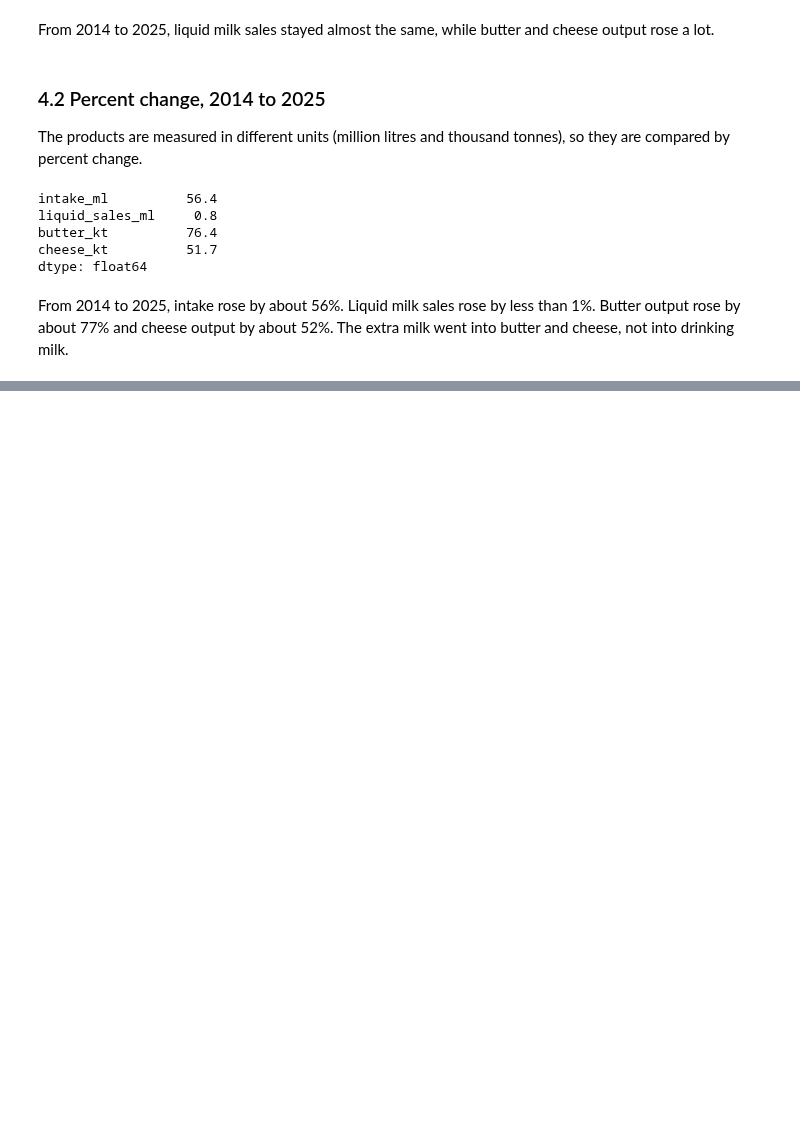
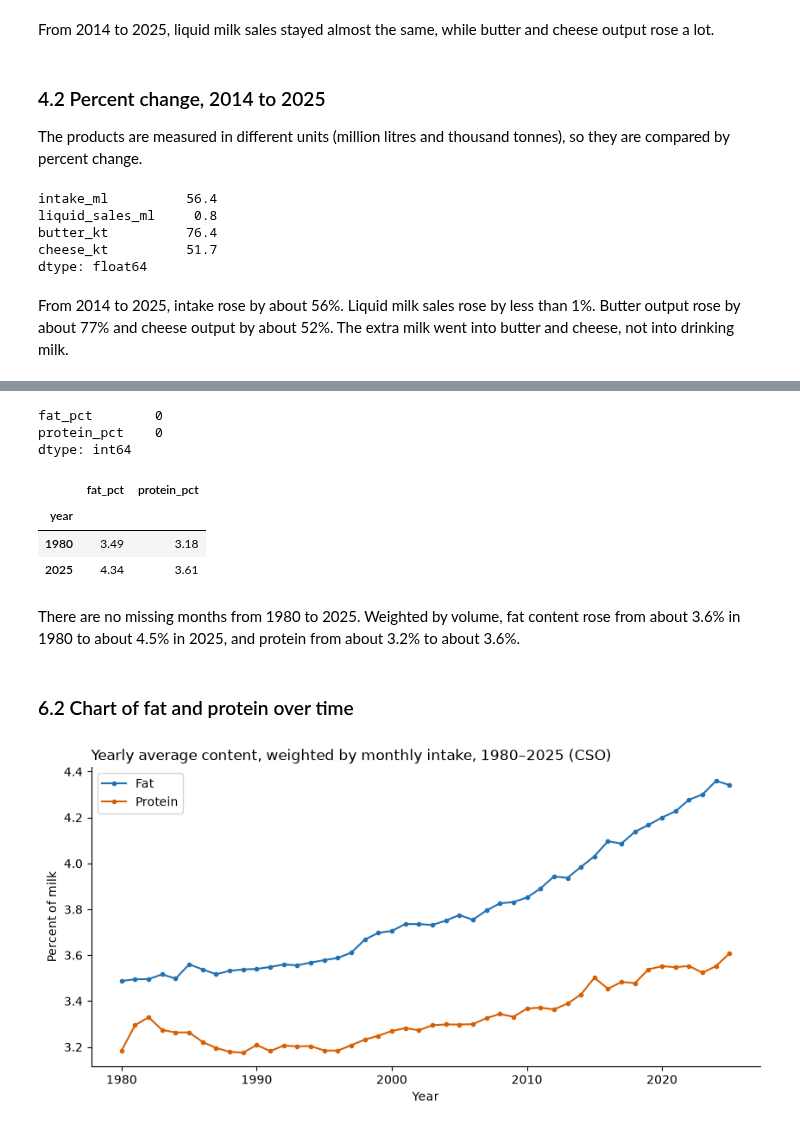
Before and after one commit to temulenbd/irish-dairy-analysis, a Jupyter notebook: notebooks/3_statistical_analysis.ipynb, the cells around one changed output, grey strips where cells are left out. Saved outputs shown, nothing was run; the diff lists cells and outputs as text; code cells hidden in the pictures; blank space fills up the shorter version.

```diff
--- a/notebooks/3_statistical_analysis.ipynb
+++ b/notebooks/3_statistical_analysis.ipynb
@@ -384,0 +527,58 @@ From 2014 to 2025, intake rose by about 56%. Liquid milk sales rose by less than
+# %%
+# Complete years with fat and protein data
+quality = monthly[monthly["year"].between(1980, 2025)].copy()
+
+# Missing months in the period
+quality[["fat_pct", "protein_pct"]].isna().sum()
+# %% [output]
+fat_pct        0
+protein_pct    0
+dtype: int64
+# %%
+# Percent multiplied by volume, so heavy months count more
+quality["fat_x_intake"] = quality["fat_pct"] * quality["intake_ml"]
+quality["protein_x_intake"] = quality["protein_pct"] * quality["intake_ml"]
+
+# Yearly sums
+yearly_quality = quality.groupby("year")[["intake_ml", "fat_x_intake", "protein_x_intake"]].sum()
+
+# Weighted yearly averages
+yearly_quality["fat_pct"] = yearly_quality["fat_x_intake"] / yearly_quality["intake_ml"]
+yearly_quality["protein_pct"] = yearly_quality["protein_x_intake"] / yearly_quality["intake_ml"]
+
+yearly_quality.loc[[1980, 2025], ["fat_pct", "protein_pct"]].round(2)
+# %% [output]
+|  | fat_pct | protein_pct |
+| year |  |  |
+| 1980 | 3.49 | 3.18 |
+| 2025 | 4.34 | 3.61 |
+# %% [markdown]
+There are no missing months from 1980 to 2025. Weighted by volume, fat content rose from about 3.6% in 1980 to about 4.5% in 2025, and protein from about 3.2% to about 3.6%.
+# %% [markdown]
+### 6.2 Chart of fat and protein over time
+# %%
+# Yearly weighted fat and protein
+fig, ax = plt.subplots(figsize=(10, 4.5))
+ax.plot(yearly_quality.index, yearly_quality["fat_pct"], marker="o", markersize=3,
+        color="#2171b5", label="Fat")
+ax.plot(yearly_quality.index, yearly_quality["protein_pct"], marker="o", markersize=3,
+        color="#d95f02", label="Protein")
+
+# Detailed title and labels
+ax.set_title(
+    "Yearly average content, weighted by monthly intake, 1980–2025 (CSO)",
+    loc="left",
+)
+ax.set_xlabel("Year")
+ax.set_ylabel("Percent of milk")
+ax.legend()
+
+# Remove the top and right frame lines
+ax.spines["top"].set_visible(False)
+ax.spines["right"].set_visible(False)
+
+# Save the chart and show it
+fig.savefig("../figures/03_fat_protein.png", dpi=150, bbox_inches="tight")
+plt.show()
+# %% [output]
+[figure, added]
```
Also changed, not shown: parts of 24 cells of this notebook, 3 other files.
